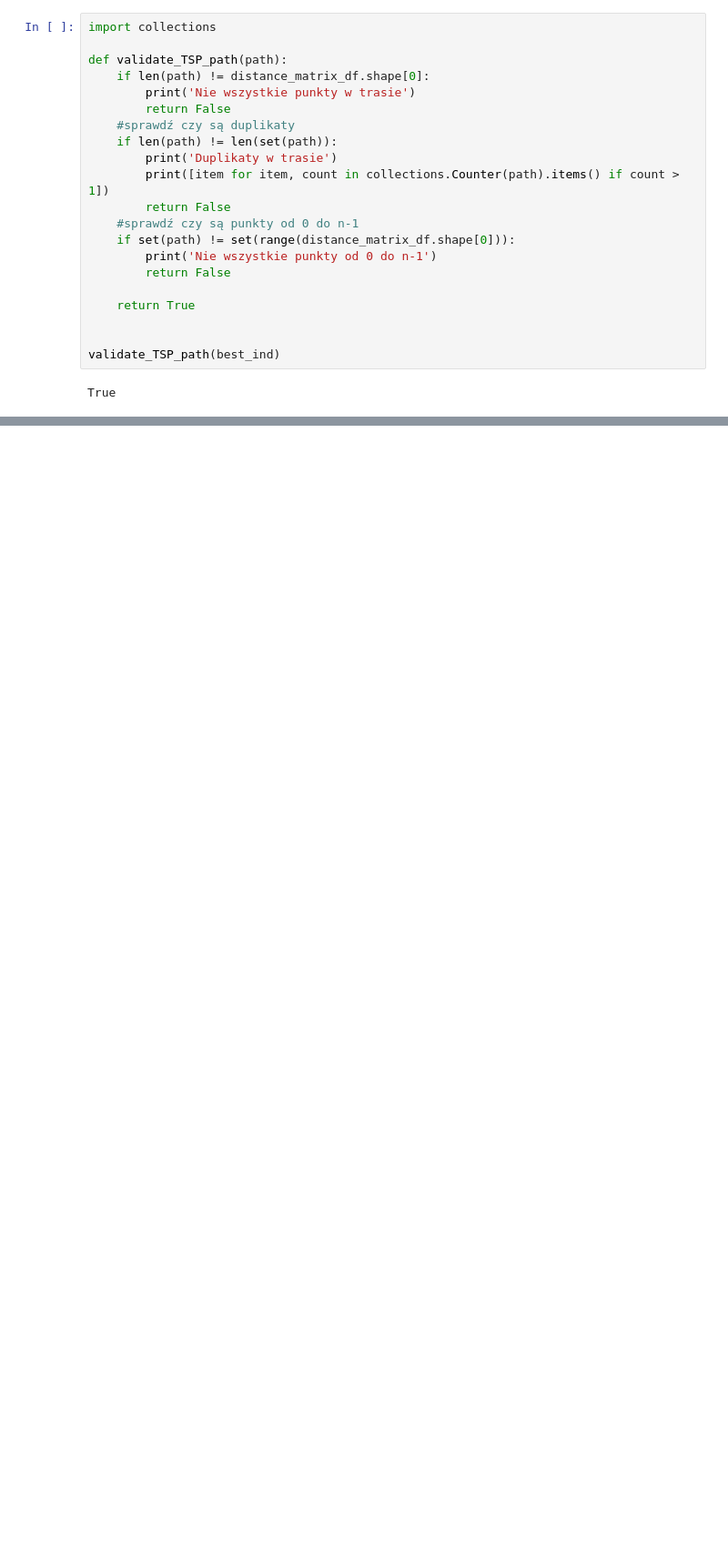
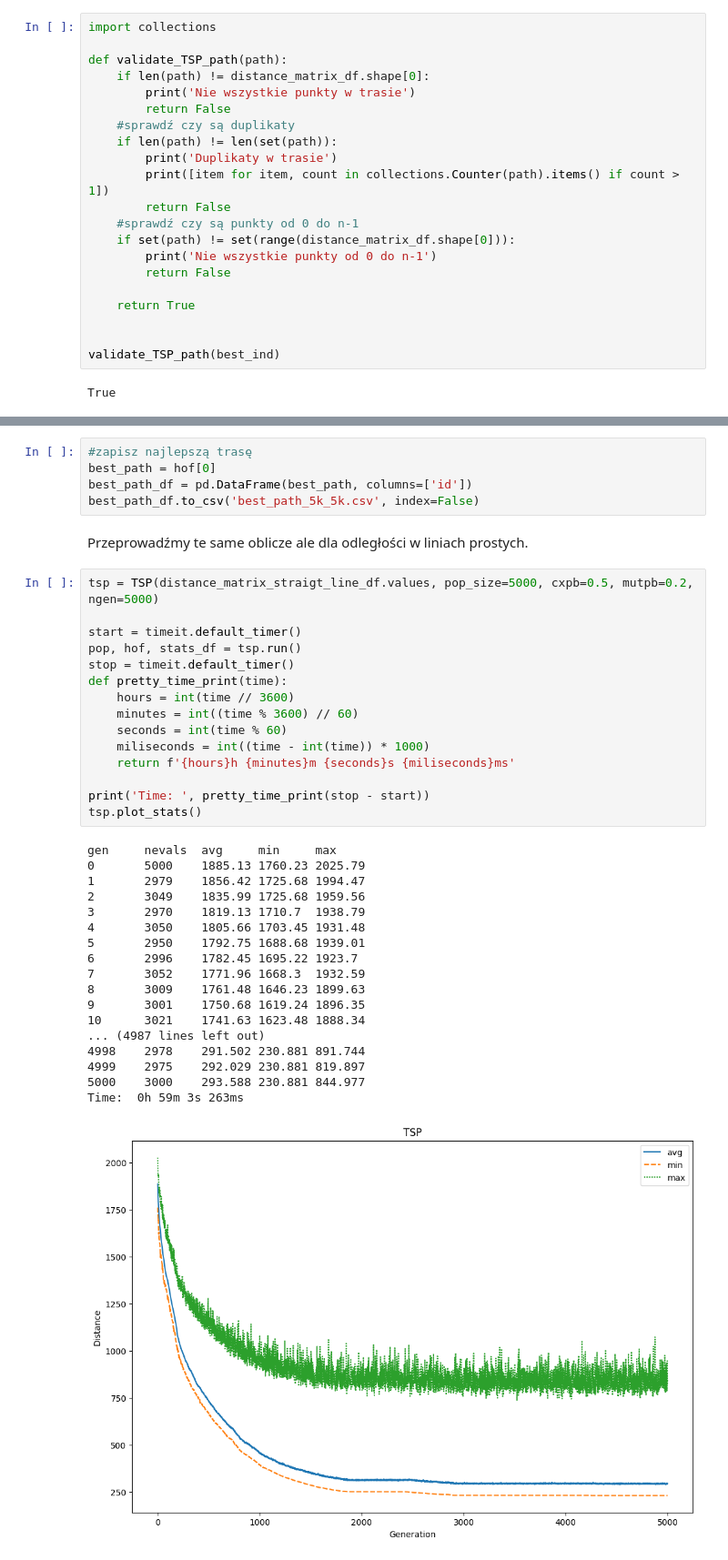
Before and after one commit to Krzysiaczek-kris/Algorytm-Genetyczny, a Jupyter notebook: TSP.ipynb, the cells around one changed output, grey strips where cells are left out. Shown at 91% size. Cells and saved outputs as stored; diff of their text form; blank space fills up the shorter version.

```diff
--- a/TSP.ipynb
+++ b/TSP.ipynb
@@ -226,0 +346,41 @@ True
+# %%
+#zapisz najlepszą trasę
+best_path = hof[0]
+best_path_df = pd.DataFrame(best_path, columns=['id'])
+best_path_df.to_csv('best_path_5k_5k.csv', index=False)
+# %% [markdown]
+Przeprowadźmy te same oblicze ale dla odległości w liniach prostych.
+# %%
+tsp = TSP(distance_matrix_straigt_line_df.values, pop_size=5000, cxpb=0.5, mutpb=0.2, ngen=5000)
+
+start = timeit.default_timer()
+pop, hof, stats_df = tsp.run()
+stop = timeit.default_timer()
+def pretty_time_print(time):
+    hours = int(time // 3600)
+    minutes = int((time % 3600) // 60)
+    seconds = int(time % 60)
+    miliseconds = int((time - int(time)) * 1000)
+    return f'{hours}h {minutes}m {seconds}s {miliseconds}ms'
+
+print('Time: ', pretty_time_print(stop - start))
+tsp.plot_stats()
+# %% [output]
+gen     nevals  avg     min     max
+0       5000    1885.13 1760.23 2025.79
+1       2979    1856.42 1725.68 1994.47
+2       3049    1835.99 1725.68 1959.56
+3       2970    1819.13 1710.7  1938.79
+4       3050    1805.66 1703.45 1931.48
+5       2950    1792.75 1688.68 1939.01
+6       2996    1782.45 1695.22 1923.7
+7       3052    1771.96 1668.3  1932.59
+8       3009    1761.48 1646.23 1899.63
+9       3001    1750.68 1619.24 1896.35
+10      3021    1741.63 1623.48 1888.34
+... (4987 lines left out)
+4998    2978    291.502 230.881 891.744
+4999    2975    292.029 230.881 819.897
+5000    3000    293.588 230.881 844.977
+Time:  0h 59m 3s 263ms
+[figure, added]
```
Also changed, not shown: parts of 12 cells of this notebook, 4 other files.
